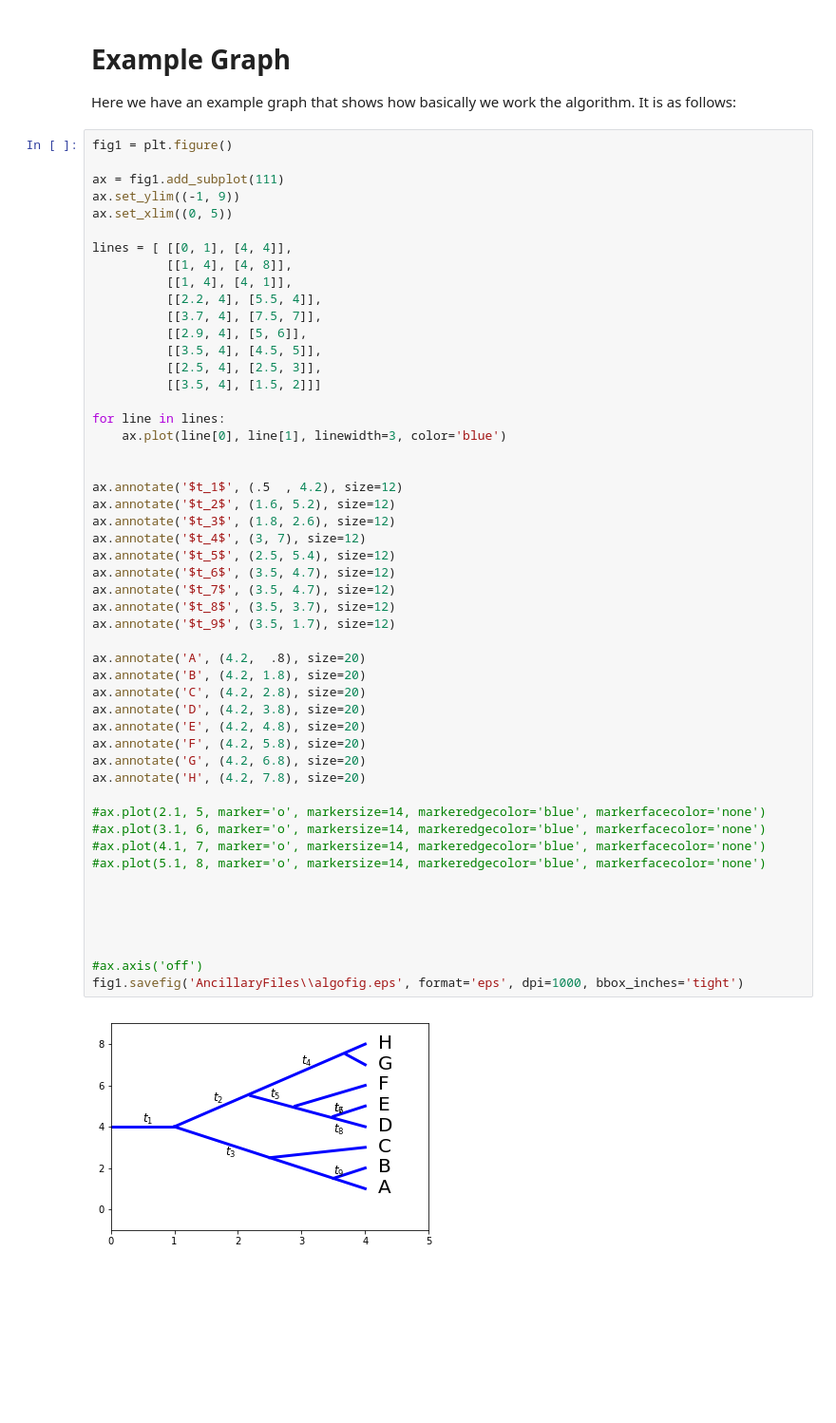
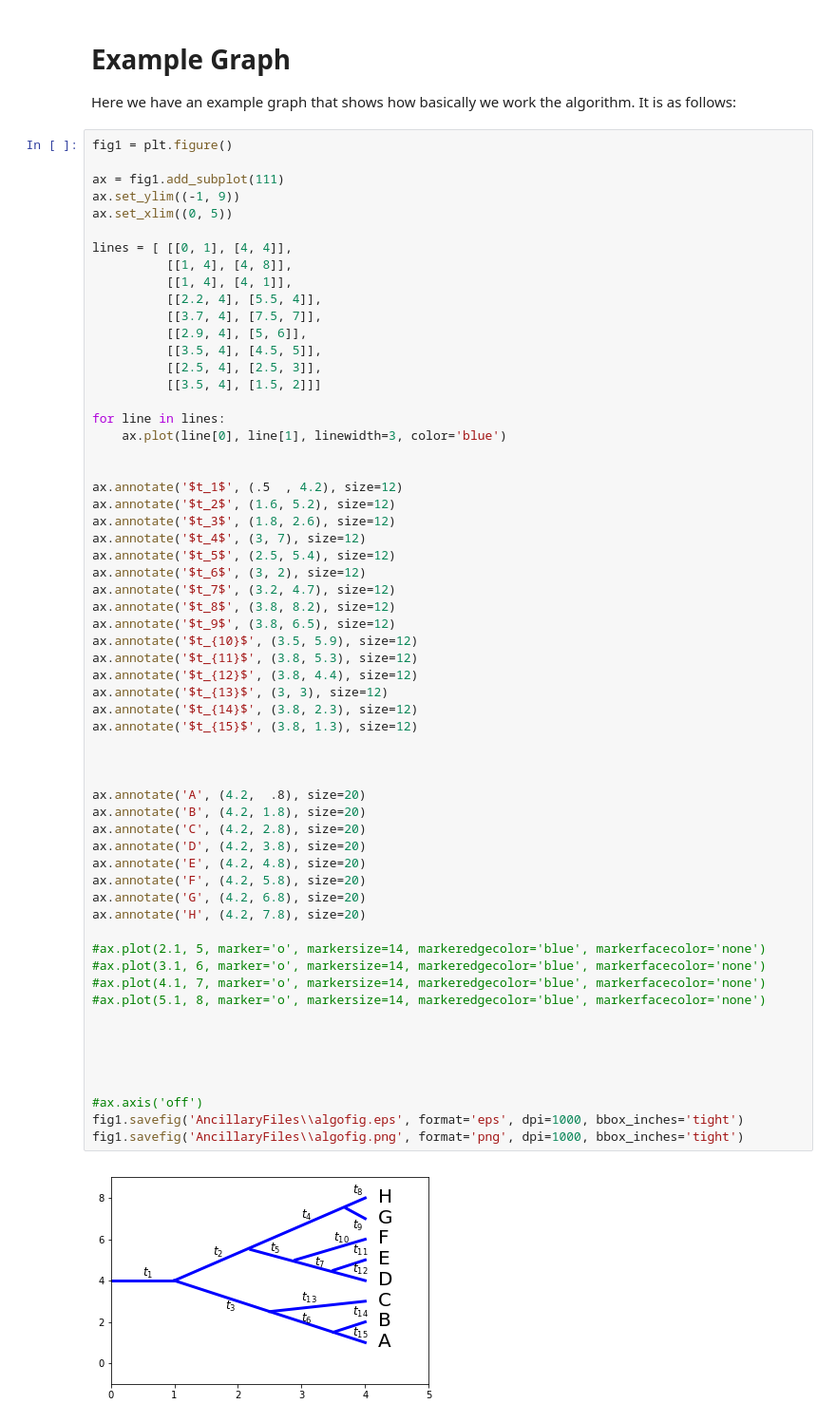
Before and after one commit to mbaker21231/InstEvo, a Jupyter notebook: Writeup/AgeArea/ArticleGraph.ipynb, the cells around one changed output. Shown: that part at 95% size. Cells and saved outputs as stored; diff of their text form; blank space fills up the shorter version.

```diff
--- a/Writeup/AgeArea/ArticleGraph.ipynb
+++ b/Writeup/AgeArea/ArticleGraph.ipynb
@@ -680,35 +715,44 @@ for line in lines:
     ax.plot(line[0], line[1], linewidth=3, color='blue')
 
 
 ax.annotate('$t_1$', (.5  , 4.2), size=12)
 ax.annotate('$t_2$', (1.6, 5.2), size=12)
 ax.annotate('$t_3$', (1.8, 2.6), size=12)
 ax.annotate('$t_4$', (3, 7), size=12)
 ax.annotate('$t_5$', (2.5, 5.4), size=12)
-ax.annotate('$t_6$', (3.5, 4.7), size=12)
-ax.annotate('$t_7$', (3.5, 4.7), size=12)
-ax.annotate('$t_8$', (3.5, 3.7), size=12)
-ax.annotate('$t_9$', (3.5, 1.7), size=12)
+ax.annotate('$t_6$', (3, 2), size=12)
+ax.annotate('$t_7$', (3.2, 4.7), size=12)
+ax.annotate('$t_8$', (3.8, 8.2), size=12)
+ax.annotate('$t_9$', (3.8, 6.5), size=12)
+ax.annotate('$t_{10}$', (3.5, 5.9), size=12)
+ax.annotate('$t_{11}$', (3.8, 5.3), size=12)
+ax.annotate('$t_{12}$', (3.8, 4.4), size=12)
+ax.annotate('$t_{13}$', (3, 3), size=12)
+ax.annotate('$t_{14}$', (3.8, 2.3), size=12)
+ax.annotate('$t_{15}$', (3.8, 1.3), size=12)
+
+
 
 ax.annotate('A', (4.2,  .8), size=20)
 ax.annotate('B', (4.2, 1.8), size=20)
 ax.annotate('C', (4.2, 2.8), size=20)
 ax.annotate('D', (4.2, 3.8), size=20)
 ax.annotate('E', (4.2, 4.8), size=20)
 ax.annotate('F', (4.2, 5.8), size=20)
 ax.annotate('G', (4.2, 6.8), size=20)
 ax.annotate('H', (4.2, 7.8), size=20)
 
 #ax.plot(2.1, 5, marker='o', markersize=14, markeredgecolor='blue', markerfacecolor='none')
 #ax.plot(3.1, 6, marker='o', markersize=14, markeredgecolor='blue', markerfacecolor='none')
 #ax.plot(4.1, 7, marker='o', markersize=14, markeredgecolor='blue', markerfacecolor='none')
 #ax.plot(5.1, 8, marker='o', markersize=14, markeredgecolor='blue', markerfacecolor='none')
 
 
 
 
 
 #ax.axis('off')
 fig1.savefig('AncillaryFiles\\algofig.eps', format='eps', dpi=1000, bbox_inches='tight')
+fig1.savefig('AncillaryFiles\\algofig.png', format='png', dpi=1000, bbox_inches='tight')
 # %% [output]
-[figure, old version]
+[figure, new version]
```
Also changed, not shown: parts of 16 cells of this notebook, 14 other files.
